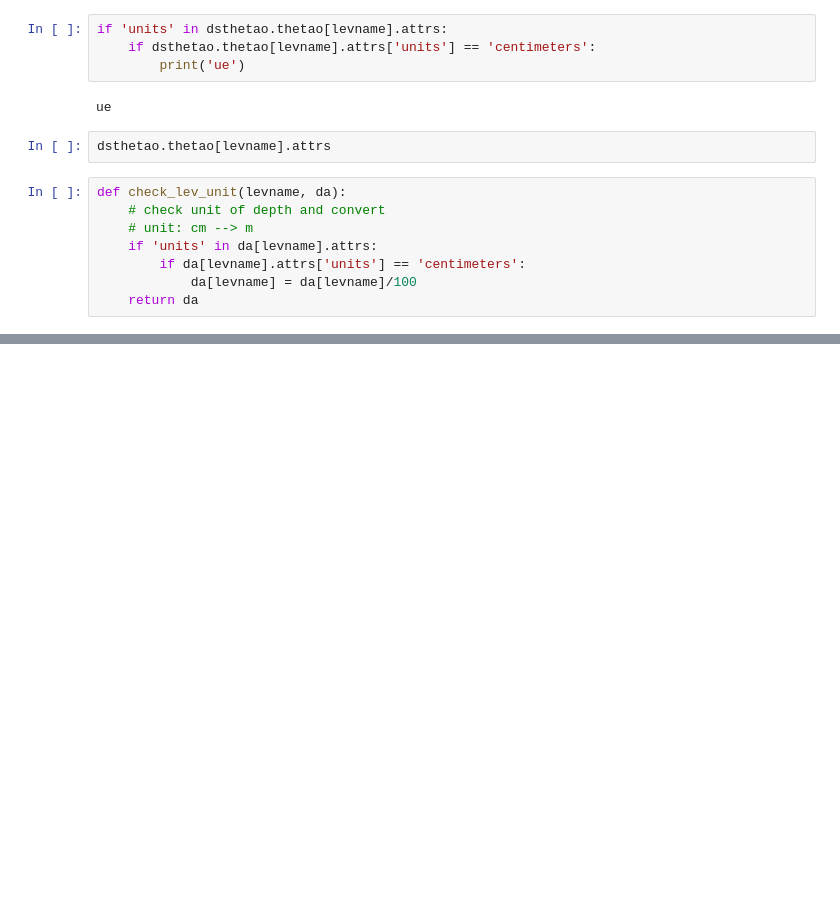
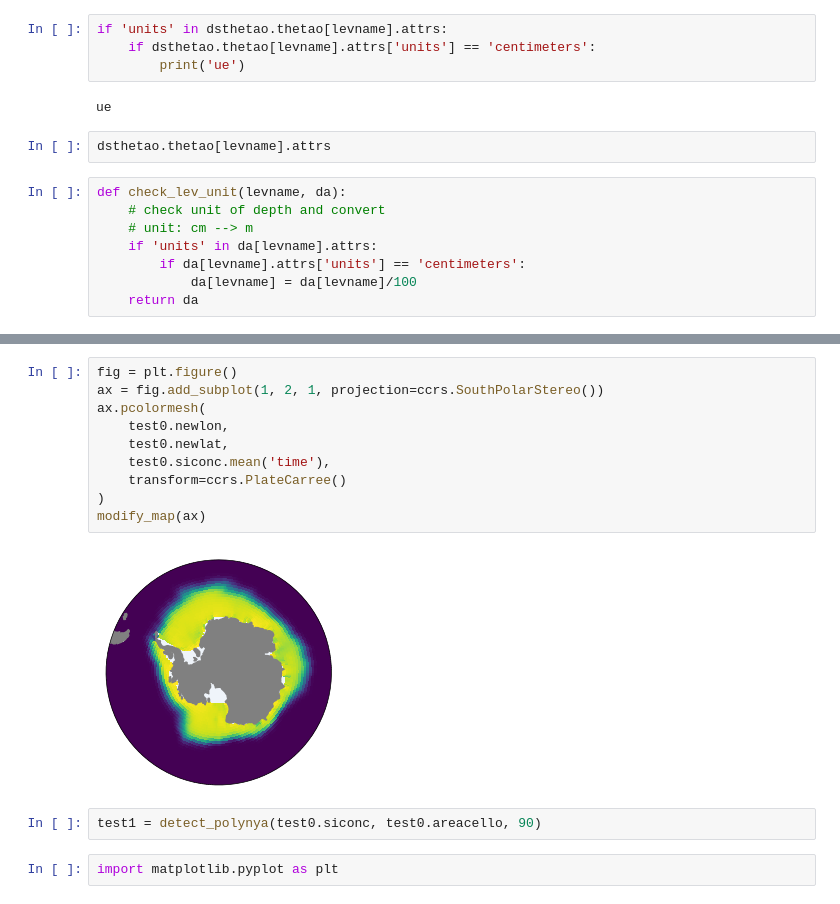
Before and after one commit to shunzi-work/SouthernOceanPolynya, a Jupyter notebook: MLDPlot.ipynb, the cells around one changed output, grey strips where cells are left out. Cells and saved outputs as stored; diff of their text form; blank space fills up the shorter version.

```diff
--- a/MLDPlot.ipynb
+++ b/MLDPlot.ipynb
@@ -708,0 +882,16 @@ def check_lev_unit(levname, da):
+# %%
+fig = plt.figure()
+ax = fig.add_subplot(1, 2, 1, projection=ccrs.SouthPolarStereo())
+ax.pcolormesh(
+    test0.newlon,
+    test0.newlat,
+    test0.siconc.mean('time'),
+    transform=ccrs.PlateCarree()
+)
+modify_map(ax)
+# %% [output]
+[figure, added]
+# %%
+test1 = detect_polynya(test0.siconc, test0.areacello, 90)
+# %%
+import matplotlib.pyplot as plt
```
Also changed, not shown: parts of 24 cells of this notebook, 11 other files.
